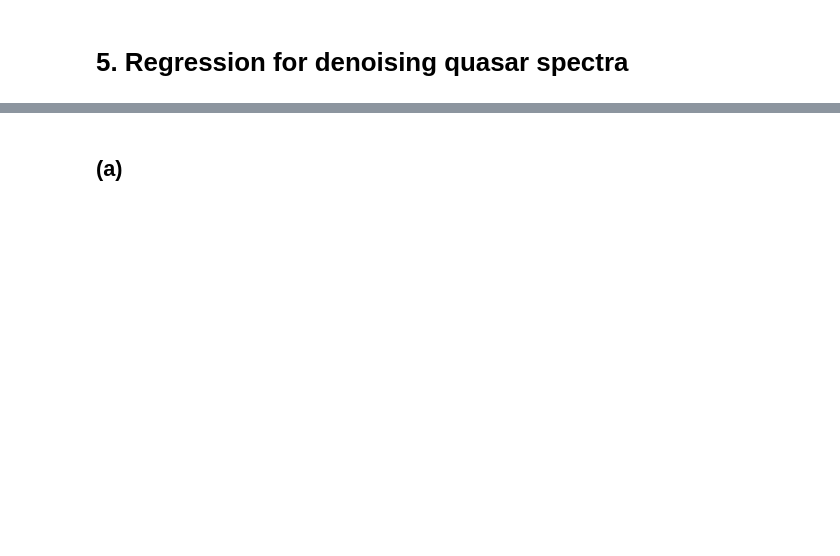
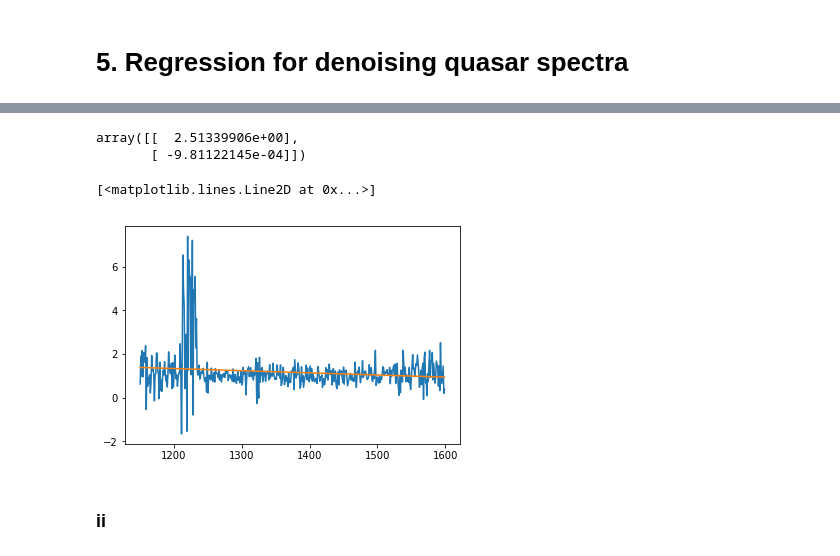
Before and after one commit to ooxx201/CS229n_Machine_Learning, a Jupyter notebook: Assignment/HW1/HW1.ipynb, the cells around one changed output, grey strips where cells are left out. Drawn from its saved outputs; the diff is of its cells as text; code cells hidden in the pictures; blank space fills up the shorter version.

```diff
--- a/Assignment/HW1/HW1.ipynb
+++ b/Assignment/HW1/HW1.ipynb
@@ -464,2 +522,29 @@ Therefore gradient descent is not invariant to linear reparameterizations.
+# %%
+df_train = pd.read_csv('http://cs229.stanford.edu/ps/ps1/quasar_train.csv')
+df_test = pd.read_csv('http://cs229.stanford.edu/ps/ps1/quasar_test.csv')
+cols = df_train.columns.values.astype(float).astype(int)
+ys_train = df_train.values
+ys_test = df_test.values
+# %%
+def optim(X, y, W = None):
+    m = X.shape[0]
+    if W is None:
+        return np.linalg.inv(X.T.dot(X)).dot(X.T).dot(y)
+    else:
+        return np.linalg.inv(X.T.dot(W).dot(X)).dot(X.T).dot(W).dot(y)
+# %%
+X = np.stack([np.ones(cols.shape[0]), cols]).T
+y = ys_train[0].reshape([-1,1])
+theta = optim(X, y)
+theta
+# %% [output]
+array([[  2.51339906e+00],
+       [ -9.81122145e-04]])
+# %%
+plt.plot(cols, y)
+plt.plot(cols, X.dot(theta))
+# %% [output]
+[<matplotlib.lines.Line2D at 0x...>]
+[figure, added]
 # %% [markdown]
-## (a)
+### ii
```
Also changed, not shown: parts of 11 cells of this notebook.
